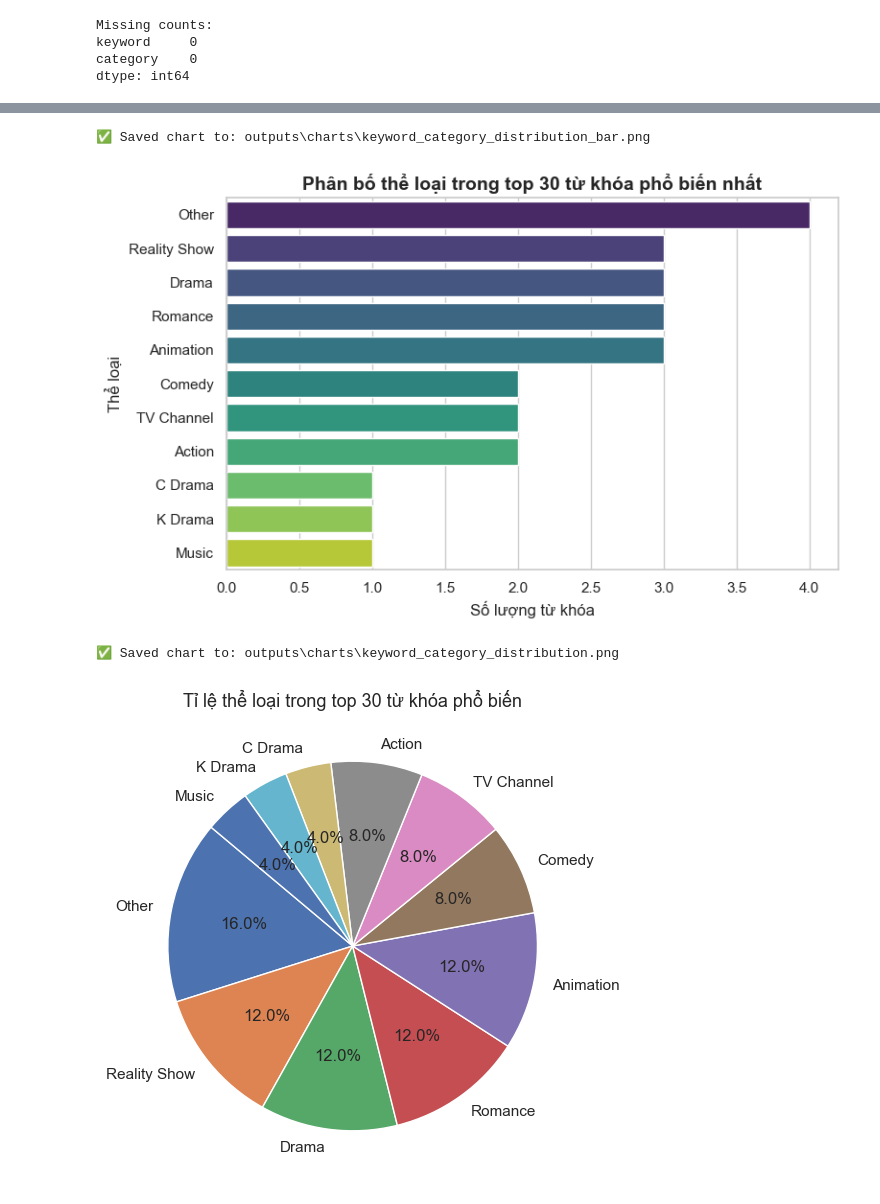
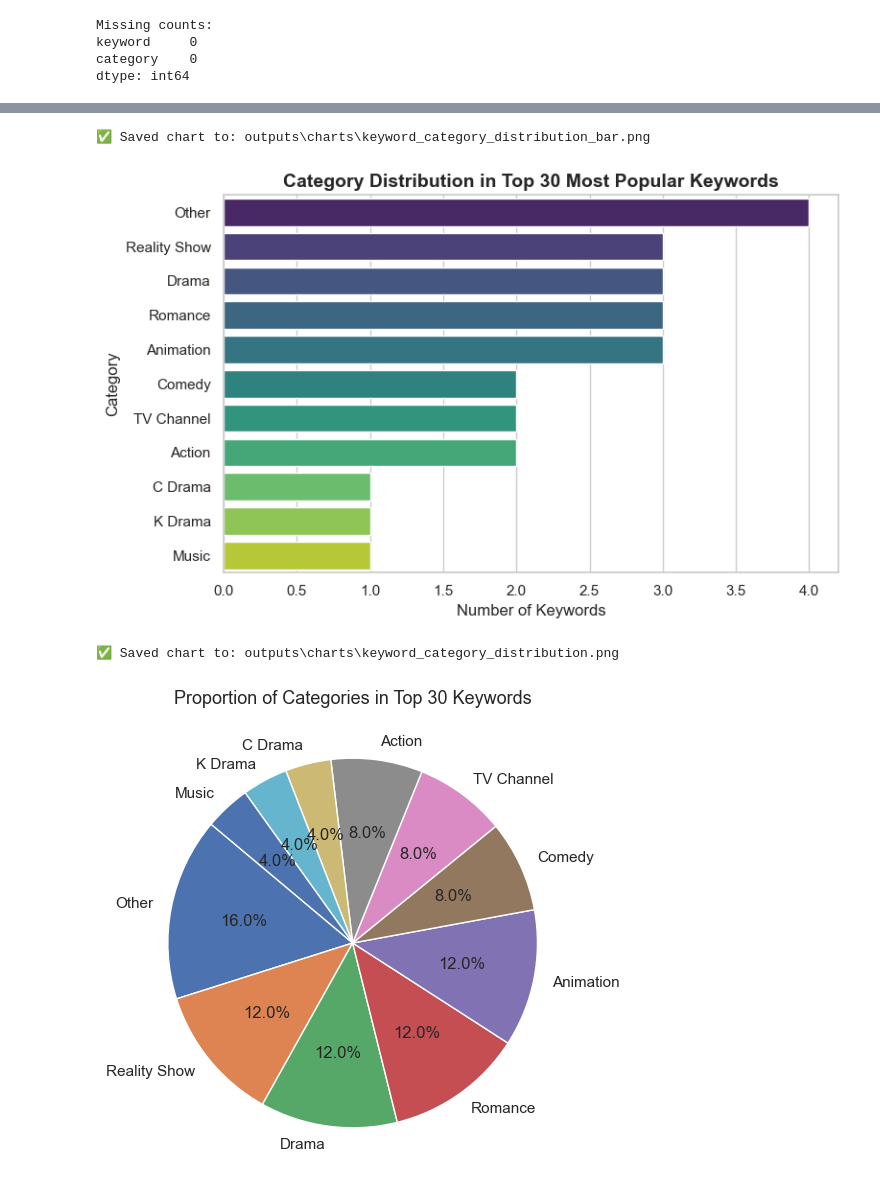
Before and after one commit to DiuNH1710/ETL_log_search, a Jupyter notebook: eda_keywords.ipynb, the cells around one changed output, grey strips where cells are left out. Cells and saved outputs as stored; diff of their text form; code cells hidden in the pictures.

```diff
--- a/eda_keywords.ipynb
+++ b/eda_keywords.ipynb
@@ -55,7 +57,7 @@ Charts folder: D:\study_de\Homework\log_search_etl\outputs\charts
 # %%
 def savefig(filename: str):
     """
-    Lưu biểu đồ hiện tại vào thư mục outputs/charts
+    Save the current plot to the outputs/charts folder.
     """
     filepath = CHARTS_DIR / f"{filename}.png"
     plt.savefig(filepath, dpi=300, bbox_inches="tight")
@@ -415,26 +417,26 @@ Xem người dùng đang quan tâm đến **thể loại nội dung nào** (ví
 # %%
-# Đếm số lượng keyword theo từng category
+# Count the number of keywords in each category
 cat_counts = df_classified['category'].value_counts().reset_index()
 cat_counts.columns = ['category', 'count']
 
 plt.figure(figsize=(8, 5))
 sns.barplot(data=cat_counts, y='category', x='count', hue='category',
     legend=False, palette='viridis')
-plt.title("Phân bố thể loại trong top 30 từ khóa phổ biến nhất", fontsize=14, fontweight='bold')
-plt.xlabel("Số lượng từ khóa", fontsize=12)
-plt.ylabel("Thể loại", fontsize=12)
+plt.title("Category Distribution in Top 30 Most Popular Keywords", fontsize=14, fontweight='bold')
+plt.xlabel("Number of Keywords", fontsize=12)
+plt.ylabel("Category", fontsize=12)
 plt.tight_layout()
 savefig("keyword_category_distribution_bar")
 plt.show()
 
-# Biểu đồ tròn (pie)
+# Pie chart of category proportion
 plt.figure(figsize=(6, 6))
 plt.pie(cat_counts['count'], labels=cat_counts['category'], autopct='%1.1f%%', startangle=140)
-plt.title("Tỉ lệ thể loại trong top 30 từ khóa phổ biến", fontsize=13)
+plt.title("Proportion of Categories in Top 30 Keywords", fontsize=13)
 savefig("keyword_category_distribution")
 plt.show()
 # %% [output]
 ✅ Saved chart to: outputs\charts\keyword_category_distribution_bar.png
-[figure, old version]
+[figure, new version]
 ✅ Saved chart to: outputs\charts\keyword_category_distribution.png
-[figure, old version]
+[figure, new version]
```
Also changed, not shown: parts of 16 cells of this notebook, 17 other files.
